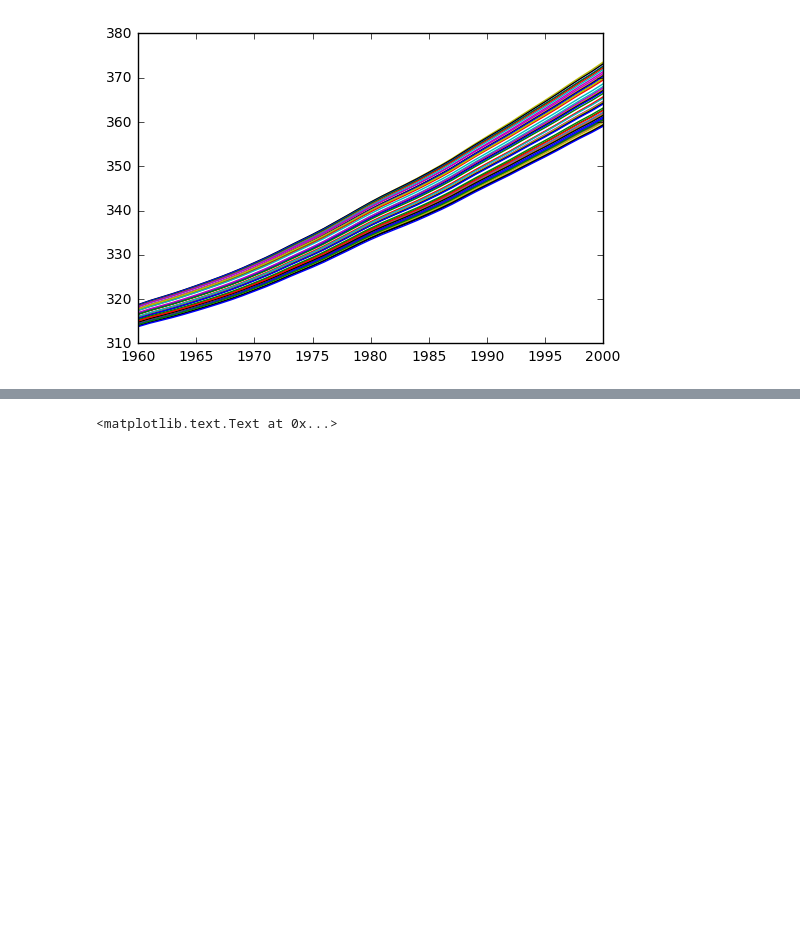
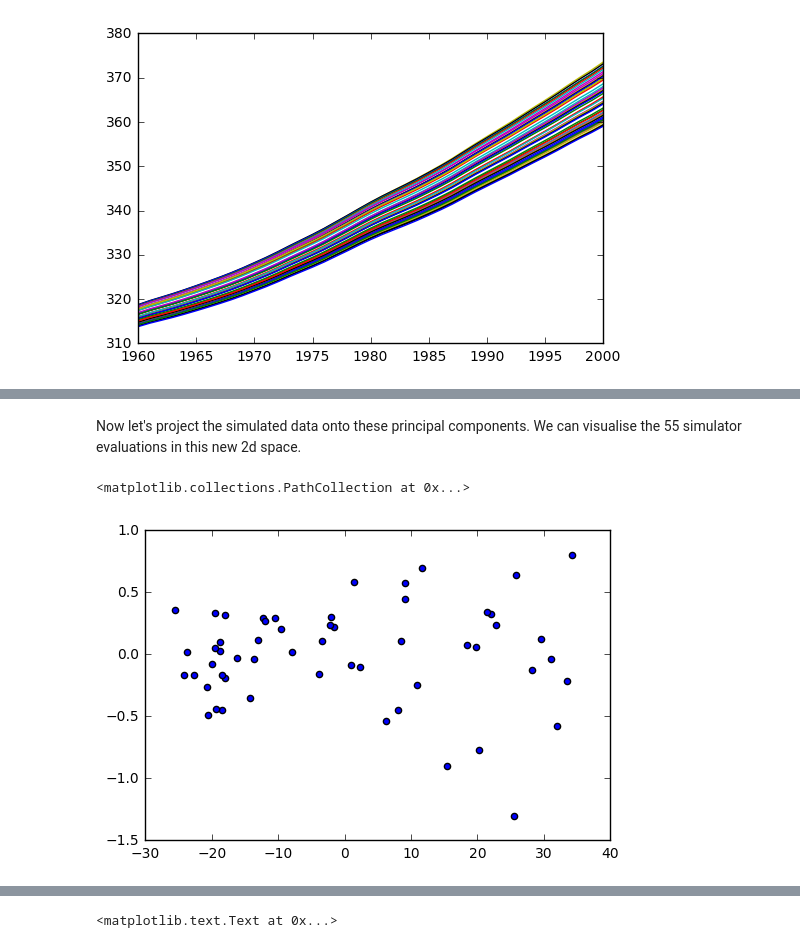
Before and after one commit to rich-d-wilkinson/PEN_Labs, a Jupyter notebook: PEN_Lab3.ipynb, the cells around one changed output, grey strips where cells are left out. Cells and saved outputs as stored; diff of their text form; code cells hidden in the pictures; blank space fills up the shorter version.

```diff
--- a/PEN_Lab3.ipynb
+++ b/PEN_Lab3.ipynb
@@ -50,2 +74,8 @@ PCA(copy=True, n_components=2, whiten=False)
+# %% [markdown]
+Now let's project the simulated data onto these principal components. We can visualise the 55 simulator evaluations in this new 2d space.
 # %%
 y_proj = pca.transform(y)
+plt.scatter(y_proj[:,0], y_proj[:,1])
+# %% [output]
+<matplotlib.collections.PathCollection at 0x...>
+[figure, added]
```
Also changed, not shown: parts of 47 cells of this notebook.
